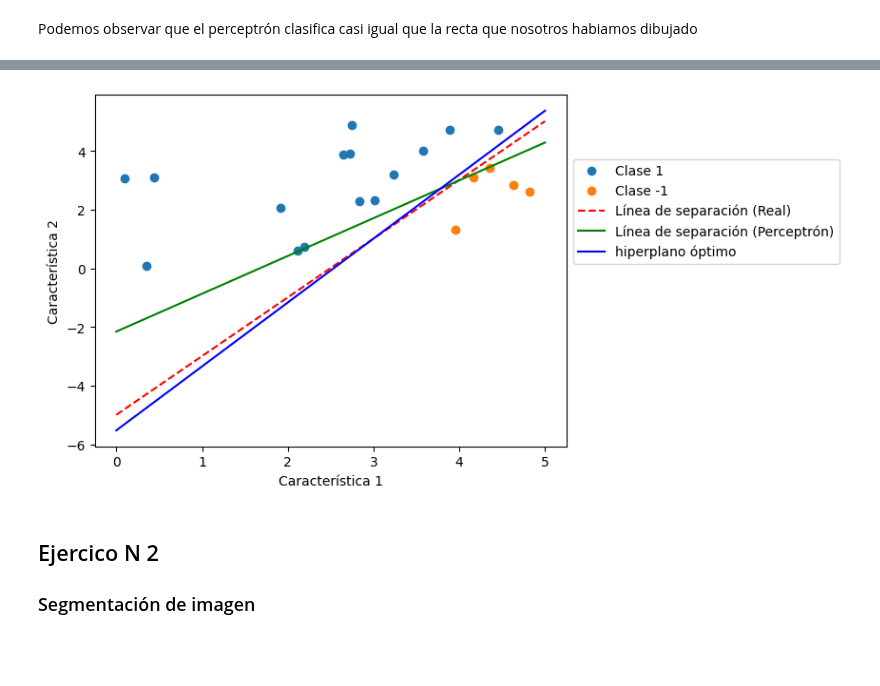
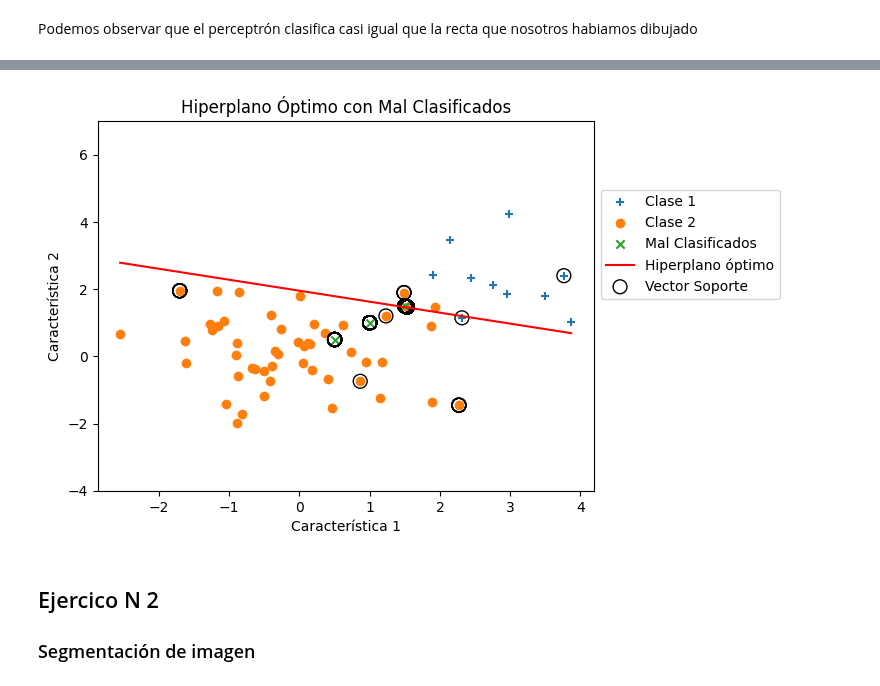
Before and after one commit to UnahurAprendizajeAutomatico/SVM, a Jupyter notebook: modelos/svm.ipynb, the cells around one changed output, grey strips where cells are left out. Saved outputs shown, nothing was run; the diff lists cells and outputs as text; code cells hidden in the pictures; blank space fills up the shorter version.

```diff
--- a/modelos/svm.ipynb
+++ b/modelos/svm.ipynb
@@ -240,9 +171,0 @@ plt.show()
-# %%
-X2 = np.vstack((x1, x2)) . T
-y2 =  y_real2
-# Entrenar perceptron
-learning_rate = 0.01
-epochs = 1000
-w, b = train_perceptron(X2, y2, learning_rate, epochs)
-
-predicciones = [step_activation(np.dot(x,w) + b) for x in X2]
@@ -289,15 +172,52 @@ Bias óptimo: 4.230000000000018
-# %%
-plt.scatter(x1[y_real2 == 1], x2[y_real2 == 1], label='Clase 1')
-plt.scatter(x1[y_real2 == -1], x2[y_real2 == -1], label='Clase -1')
-plt.plot(x_separacion,y_separacion, color='red', linestyle='--', label='Línea de separación (Real)')
-plt.plot([0, 5], [-(w[0]/w[1])*0 + (-b/w[1]), -(w[0]/w[1])*5 + (-b/w[1])], color='green', linestyle='solid', label='Línea de separación (Perceptrón)')
-plt.plot([0, 5], [-(w_optimo[0]/w_optimo[1])*0 + (-b_optimo/w_optimo[1]), -(w_optimo[0]/w_optimo[1])*5 + (-b_optimo/w_optimo[1])], color='blue', linestyle='solid', label='hiperplano óptimo')
-plt.xlabel('Característica 1')
-plt.ylabel('Característica 2')
-plt.legend(loc='lower left', bbox_to_anchor=(1, 0.5))
-plt.show()
-# %% [output]
-[figure, removed]
+# %%
+import numpy as np
+
+# Generar datos de ejemplo
+np.random.seed(0)
+
+# Clase 1 (positiva)
+X1 = np.random.randn(10, 2) + [2, 2]
+y1 = np.ones(10)
+
+# Clase 2 (negativa)
+X2 = np.random.randn(50, 2) + [0, 0]
+y2 = -np.ones(50)
+
+# Agregar algunos ejemplos mal clasificados cerca del hiperplano
+X_mal_clasificados = np.array([[1, 1], [1.5, 1.5], [0.5, 0.5]])
+y_mal_clasificados = np.array([1, 1, -1])
+
+# Combinar las dos clases y los ejemplos mal clasificados
+X = np.vstack((X1, X2, X_mal_clasificados))
+y = np.hstack((y1, y2, y_mal_clasificados))
+
+# Entrenar el perceptrón
+w, b, support_vectors, support_vector_labels = perceptron_learning_with_support_vectors(X, y, learning_rate, epochs)
+import matplotlib.pyplot as plt
+
+# Graficar los datos
+plt.scatter(X1[:, 0], X1[:, 1], label='Clase 1', marker='+')
+plt.scatter(X2[:, 0], X2[:, 1], label='Clase 2', marker='o')
+plt.scatter(X_mal_clasificados[:, 0], X_mal_clasificados[:, 1], label='Mal Clasificados', marker='x')
+
+# Graficar el hiperplano óptimo
+x_hyperplane = np.linspace(X[:, 0].min(), X[:, 0].max(), 100)
+y_hyperplane = (-w[0] / w[1]) * x_hyperplane - b / w[1]
+plt.plot(x_hyperplane, y_hyperplane, color='red', label='Hiperplano óptimo')
+
+# Graficar los vectores soporte
+for i, sv in enumerate(support_vectors):
+    plt.scatter(sv[0], sv[1], s=100, facecolors='none', edgecolors='k', label='Vector Soporte' if i == 0 else '')
+
+plt.legend()
+plt.xlabel('Característica 1')
+plt.ylabel('Característica 2')
+plt.title('Hiperplano Óptimo con Mal Clasificados')
+plt.legend(loc='lower left',bbox_to_anchor=(1, 0.5))
+plt.ylim(bottom=-4, top=7)
+plt.show()
+# %% [output]
+[figure, added]
 # %% [markdown]
 ## Ejercico N 2
 ### Segmentación de imagen
```
Also changed, not shown: parts of 23 cells of this notebook.
